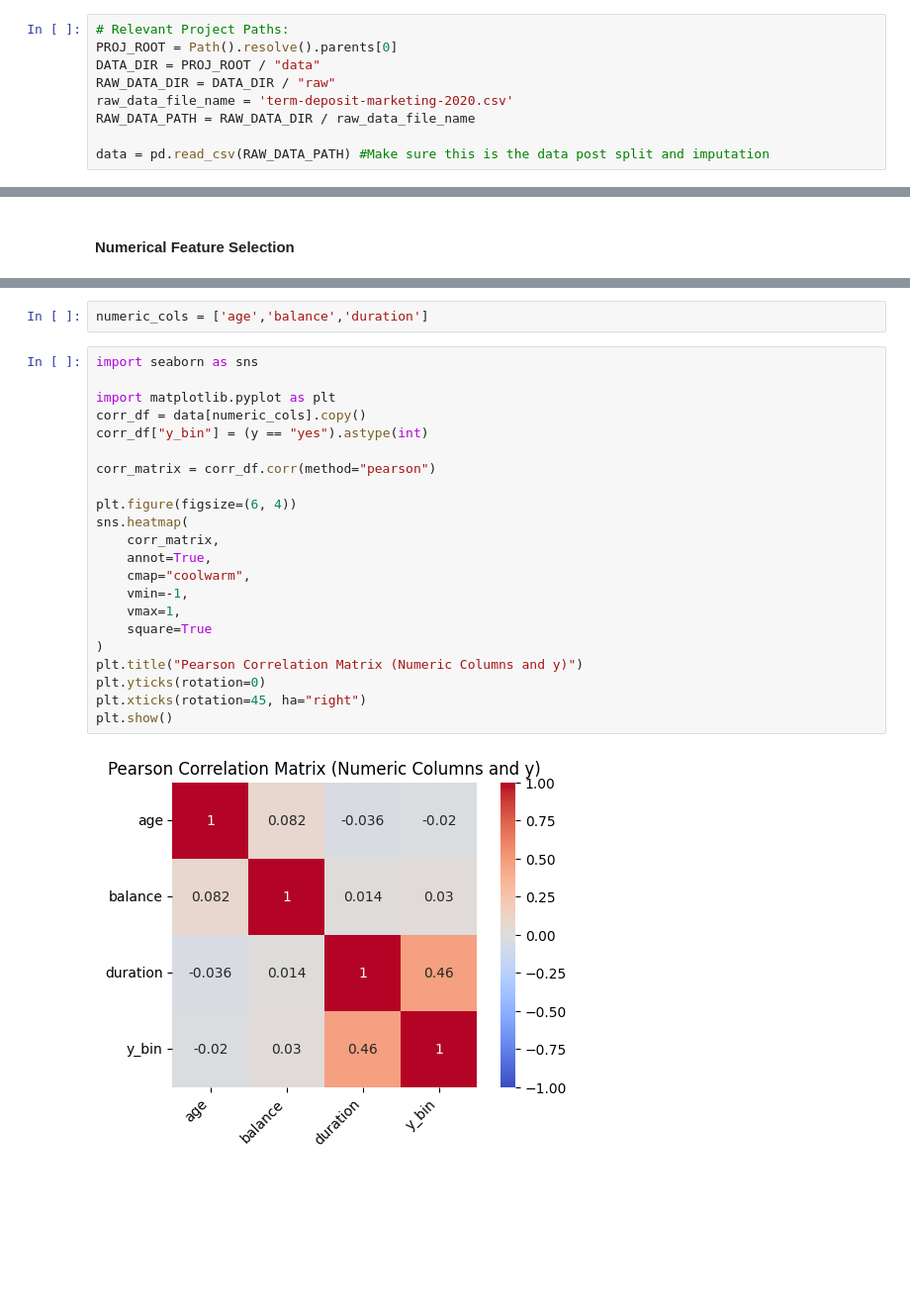
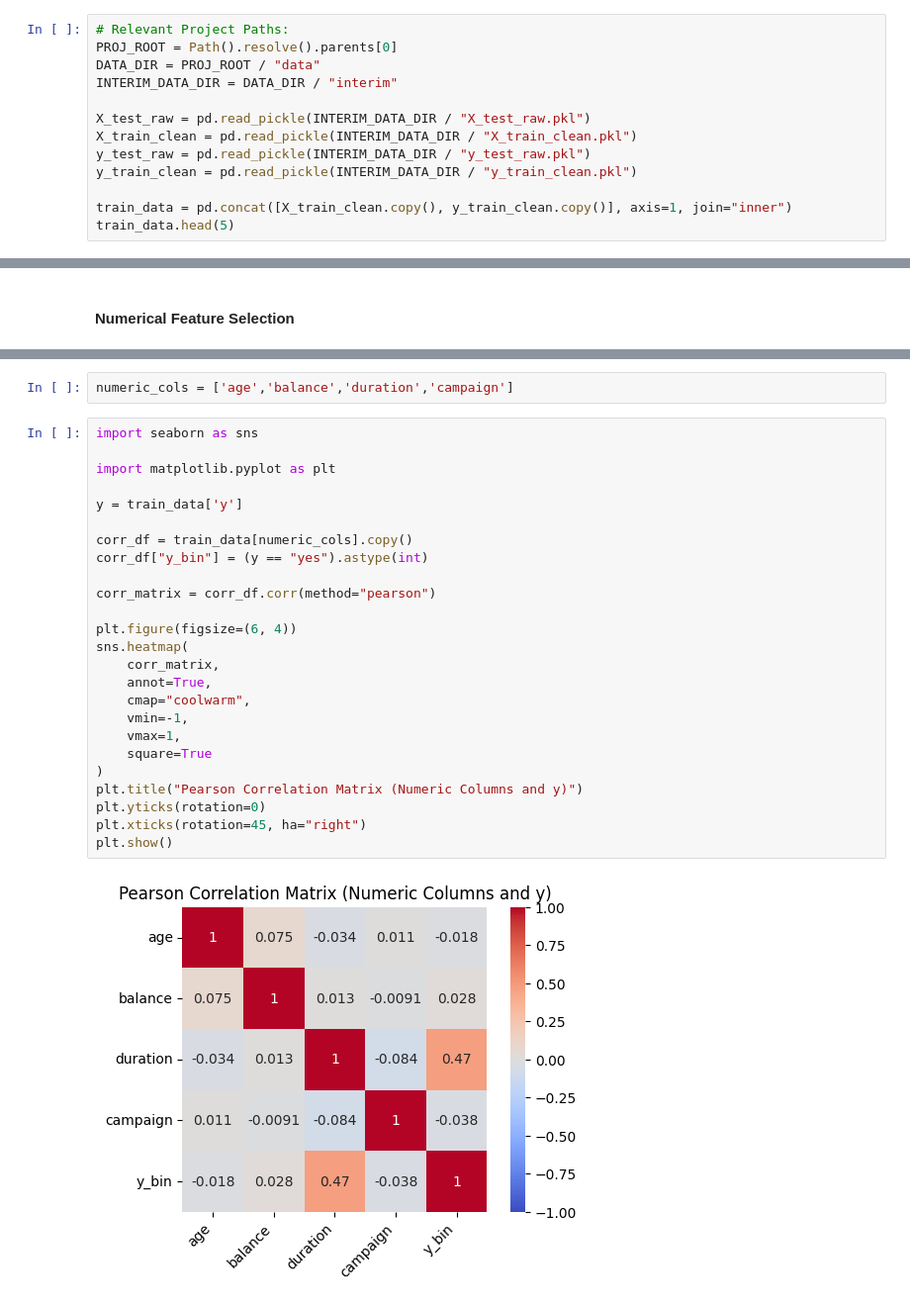
Before and after one commit to cameroncochrane/lA82lBNDpo9AlAnK, a Jupyter notebook: notebooks/DepositMarketing_2.ipynb, the cells around one changed output, grey strips where cells are left out. Shown at 99% size. Saved outputs shown, nothing was run; the diff lists cells and outputs as text; blank space fills up the shorter version.

```diff
--- a/notebooks/DepositMarketing_2.ipynb
+++ b/notebooks/DepositMarketing_2.ipynb
@@ -6,8 +6,12 @@ from pathlib import Path
 # Relevant Project Paths:
 PROJ_ROOT = Path().resolve().parents[0]
 DATA_DIR = PROJ_ROOT / "data"
-RAW_DATA_DIR = DATA_DIR / "raw"
-raw_data_file_name = 'term-deposit-marketing-2020.csv'
-RAW_DATA_PATH = RAW_DATA_DIR / raw_data_file_name
+INTERIM_DATA_DIR = DATA_DIR / "interim"
 
-data = pd.read_csv(RAW_DATA_PATH) #Make sure this is the data post split and imputation
+X_test_raw = pd.read_pickle(INTERIM_DATA_DIR / "X_test_raw.pkl")
+X_train_clean = pd.read_pickle(INTERIM_DATA_DIR / "X_train_clean.pkl")
+y_test_raw = pd.read_pickle(INTERIM_DATA_DIR / "y_test_raw.pkl")
+y_train_clean = pd.read_pickle(INTERIM_DATA_DIR / "y_train_clean.pkl")
+
+train_data = pd.concat([X_train_clean.copy(), y_train_clean.copy()], axis=1, join="inner")
+train_data.head(5)
@@ -147,27 +159,30 @@ data.head()
 # %%
-numeric_cols = ['age','balance','duration']
+numeric_cols = ['age','balance','duration','campaign']
 # %%
 import seaborn as sns
 
 import matplotlib.pyplot as plt
-corr_df = data[numeric_cols].copy()
+
+y = train_data['y']
+
+corr_df = train_data[numeric_cols].copy()
 corr_df["y_bin"] = (y == "yes").astype(int)
 
 corr_matrix = corr_df.corr(method="pearson")
 
 plt.figure(figsize=(6, 4))
 sns.heatmap(
     corr_matrix,
     annot=True,
     cmap="coolwarm",
     vmin=-1,
     vmax=1,
     square=True
 )
 plt.title("Pearson Correlation Matrix (Numeric Columns and y)")
 plt.yticks(rotation=0)
 plt.xticks(rotation=45, ha="right")
 plt.show()
 # %% [output]
-[figure, old version]
+[figure, new version]
 # %%
```
Also changed, not shown: parts of 26 cells of this notebook, 2 other files.
